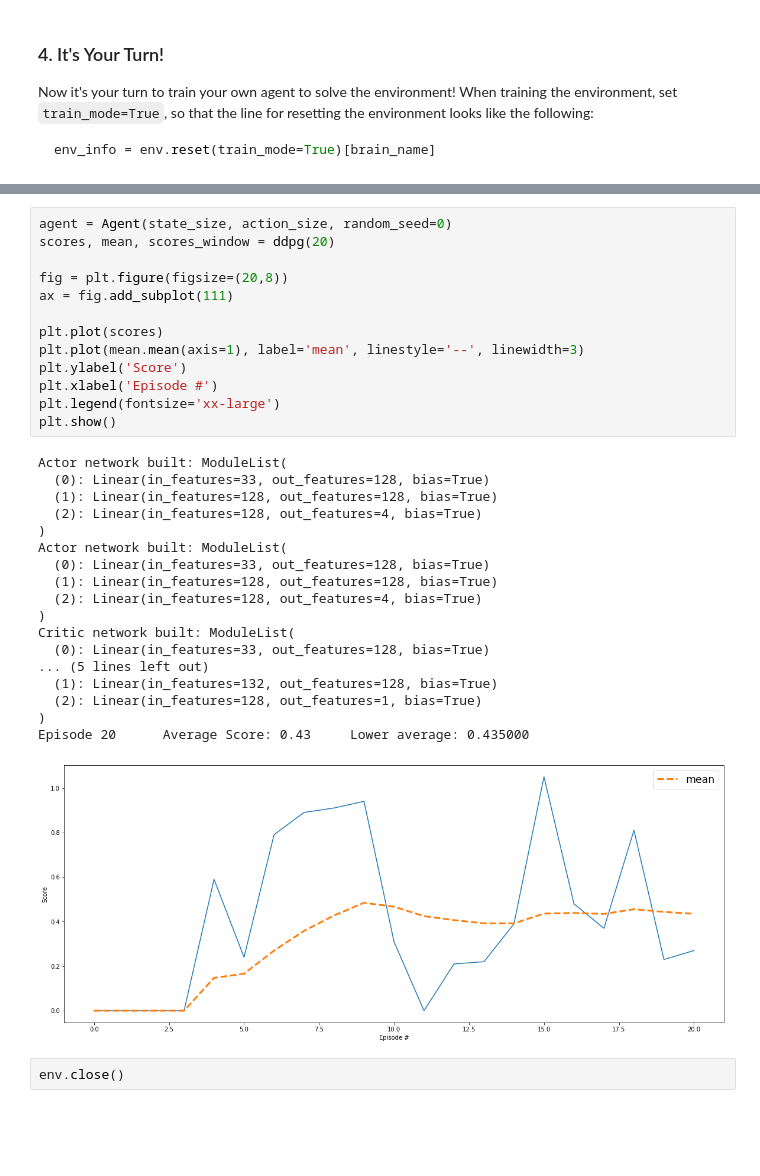
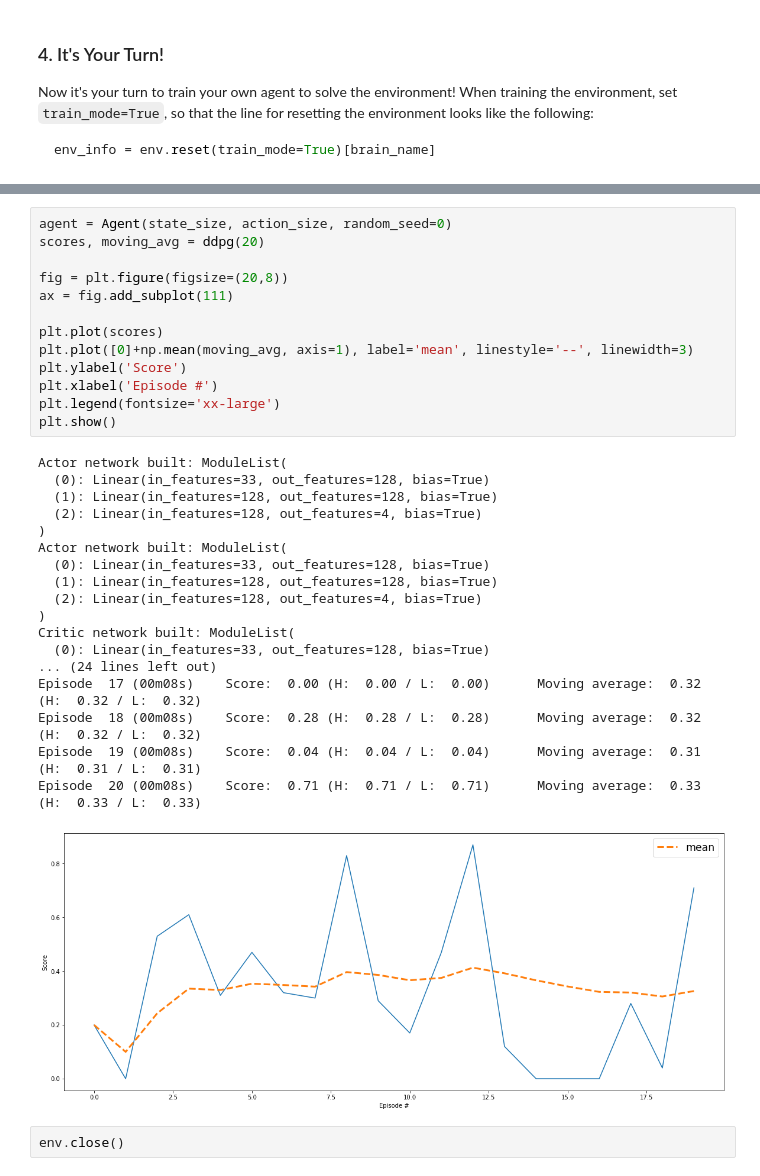
Before and after one commit to silviomori/udacity-deep-reinforcement-learning-p2-continuous-control, a Jupyter notebook: Continuous_Control.ipynb, the cells around one changed output, grey strips where cells are left out. Drawn from its saved outputs; the diff is of its cells as text; blank space fills up the shorter version.

Commit message:
refactor: Reorganize the training function
Remove unnecessary variable scores_window.
Print more useful information for each episode.
Add elapsed time log.

```diff
--- a/Continuous_Control.ipynb
+++ b/Continuous_Control.ipynb
@@ -196,34 +197,34 @@ def ddpg(n_episodes=2000, max_t=1000):
 # %%
 agent = Agent(state_size, action_size, random_seed=0)
-scores, mean, scores_window = ddpg(20)
+scores, moving_avg = ddpg(20)
 
 fig = plt.figure(figsize=(20,8))
 ax = fig.add_subplot(111)
 
 plt.plot(scores)
-plt.plot(mean.mean(axis=1), label='mean', linestyle='--', linewidth=3)
+plt.plot([0]+np.mean(moving_avg, axis=1), label='mean', linestyle='--', linewidth=3)
 plt.ylabel('Score')
 plt.xlabel('Episode #')
 plt.legend(fontsize='xx-large')
 plt.show()
 # %% [output]
 Actor network built: ModuleList(
   (0): Linear(in_features=33, out_features=128, bias=True)
   (1): Linear(in_features=128, out_features=128, bias=True)
   (2): Linear(in_features=128, out_features=4, bias=True)
 )
 Actor network built: ModuleList(
   (0): Linear(in_features=33, out_features=128, bias=True)
   (1): Linear(in_features=128, out_features=128, bias=True)
   (2): Linear(in_features=128, out_features=4, bias=True)
 )
 Critic network built: ModuleList(
   (0): Linear(in_features=33, out_features=128, bias=True)
-... (5 lines left out)
-  (1): Linear(in_features=132, out_features=128, bias=True)
-  (2): Linear(in_features=128, out_features=1, bias=True)
-)
-Episode 20      Average Score: 0.43     Lower average: 0.435000
+... (24 lines left out)
+Episode  17 (00m08s)    Score:  0.00 (H:  0.00 / L:  0.00)      Moving average:  0.32 (H:  0.32 / L:  0.32)
+Episode  18 (00m08s)    Score:  0.28 (H:  0.28 / L:  0.28)      Moving average:  0.32 (H:  0.32 / L:  0.32)
+Episode  19 (00m08s)    Score:  0.04 (H:  0.04 / L:  0.04)      Moving average:  0.31 (H:  0.31 / L:  0.31)
+Episode  20 (00m08s)    Score:  0.71 (H:  0.71 / L:  0.71)      Moving average:  0.33 (H:  0.33 / L:  0.33)
-[figure, old version]
+[figure, new version]
 # %%
 env.close()
```
Also changed, not shown: parts of 3 cells of this notebook.
